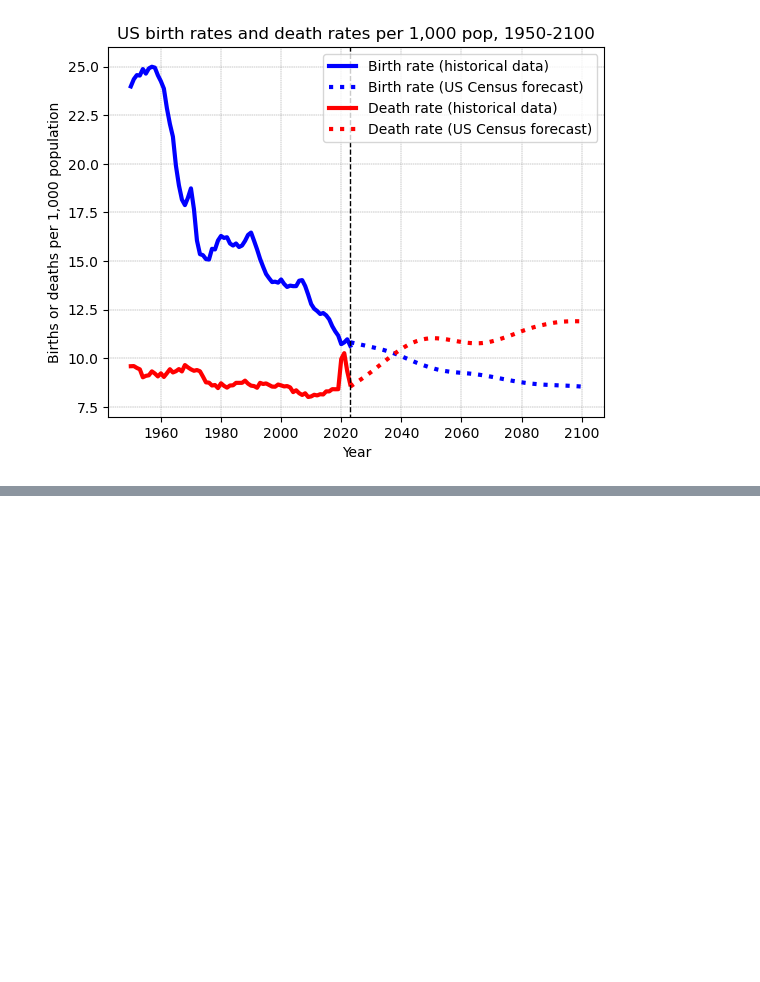
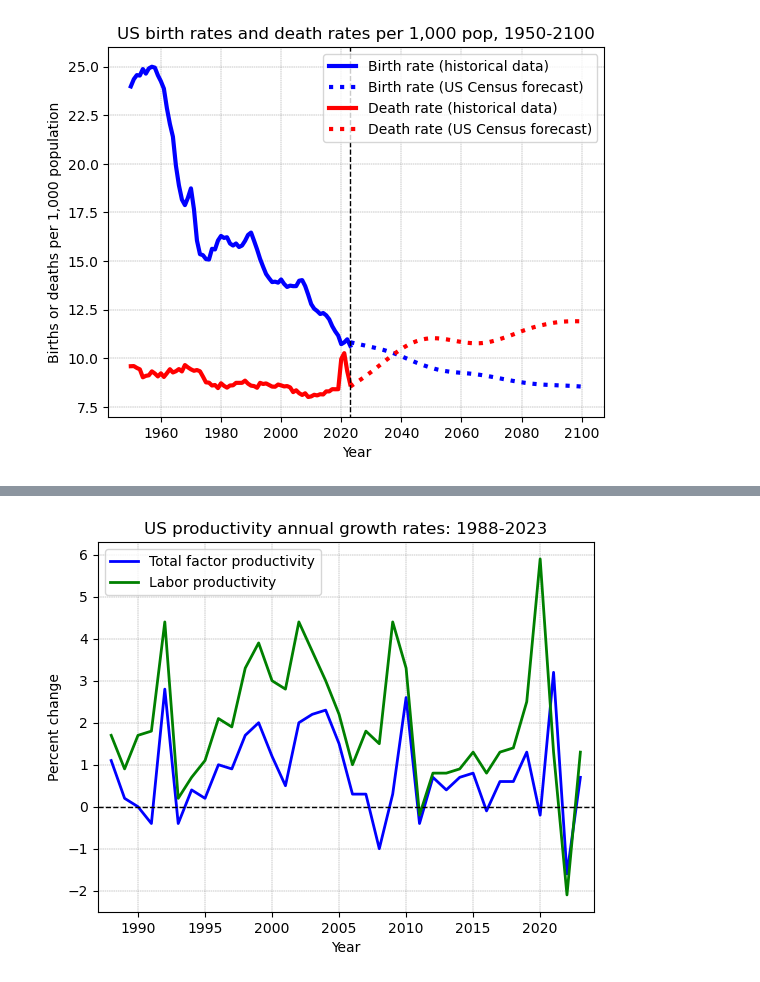
Before and after one commit to OpenSourceEcon/SilverLinings, a Jupyter notebook: SilverLinings.ipynb, the cells around one changed output, grey strips where cells are left out. Saved outputs shown, nothing was run; the diff lists cells and outputs as text; code cells hidden in the pictures; blank space fills up the shorter version.

Commit message:
Updated two images

```diff
--- a/SilverLinings.ipynb
+++ b/SilverLinings.ipynb
@@ -149,0 +201,36 @@ plt.show()
+# %%
+prod_prv_nf_bus_df = prod_df[
+    [
+        'year', 'tfp_prv_nf_bus_pctchg', 'tfp_prv_nf_bus_index',
+        'labprod_prv_nf_bus_pctchg', 'labprod_prv_nf_bus_index'
+    ]
+][prod_df['year'] >= 1988]
+years = prod_prv_nf_bus_df['year'].to_numpy()
+tfp_pctchg = prod_prv_nf_bus_df['tfp_prv_nf_bus_pctchg'].to_numpy()
+labprod_pctchg = prod_prv_nf_bus_df['labprod_prv_nf_bus_pctchg'].to_numpy()
+
+fig3, ax3= plt.subplots()
+ax3.plot(
+    years, tfp_pctchg, linestyle='-', color='blue', linewidth=2,
+    label='Total factor productivity'
+)
+ax3.plot(
+    years, labprod_pctchg, linestyle='-', color='green', linewidth=2,
+    label='Labor productivity'
+)
+ax3.hlines(
+    y=0.0, xmin=1987, xmax=2024, color='black', linestyle='--', linewidth=1
+)
+plt.grid(
+    visible=True, which='major', axis='both', color='0.5', linestyle='--',
+    linewidth=0.3
+)
+plt.xlim(1987, 2024)
+plt.xlabel("Year")
+plt.ylabel("Percent change")
+plt.legend()
+plt.title("US productivity annual growth rates: 1988-2023")
+plt.savefig('./images/us_productivity_pctchg.png')
+plt.show()
+# %% [output]
+[figure, added]
```
Also changed, not shown: parts of 7 cells of this notebook, 3 other files.
